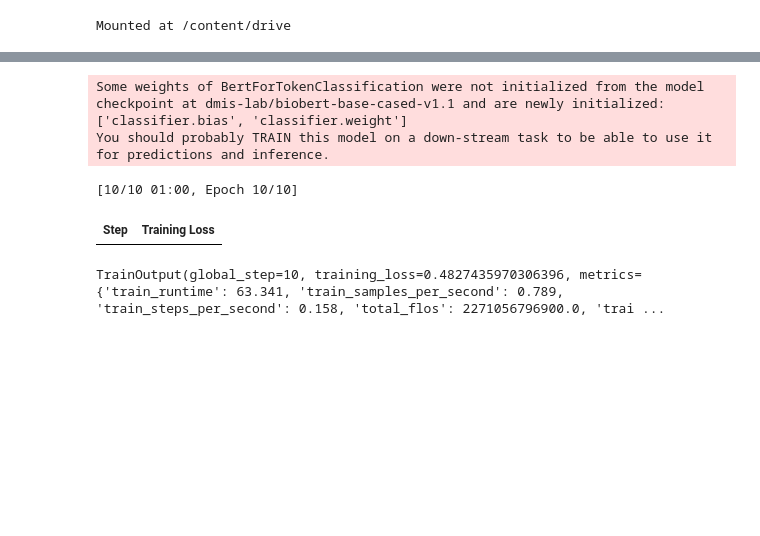
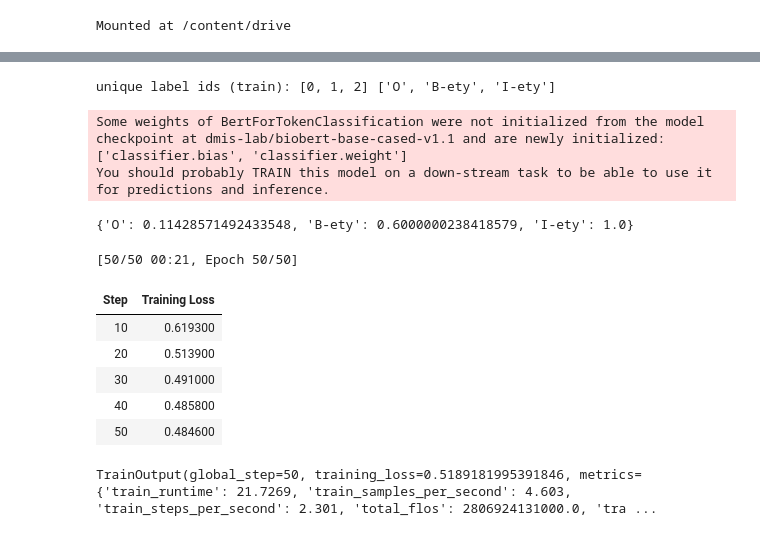
Before and after one commit to Chenxinnnn/small_data_NER, a Jupyter notebook: biobert_baseline.ipynb, the cells around one changed output, grey strips where cells are left out. Cells and saved outputs as stored; diff of their text form; code cells hidden in the pictures; blank space fills up the shorter version.

```diff
--- a/biobert_baseline.ipynb
+++ b/biobert_baseline.ipynb
@@ -35,7 +35,7 @@ from seqeval.metrics import classification_report, f1_score
 
 # ---- paths ----
 BASE = Path("/content/drive/MyDrive/small_data_NER_project")
-DATA_DIR = BASE/"conll/fewshot_k5_seed42"   # <-- change to fewshot_k1_seed42 / k10 / k20 if needed
+DATA_DIR = BASE/"conll/fewshot_k10_seed42_mention"   # <-- change to fewshot_k1_seed42 / k10 / k20 if needed
 OUT_DIR  = BASE/"results"/"biobert_k5_full"
 
 # ---- read CoNLL ----
@@ -119,6 +133,31 @@ Asking to truncate to max_length but no maximum length is provided and the model
+# %%
+import numpy as np
+
+def unique_effective_ids(tokenized_split):
+    ids = []
+    for ex in tokenized_split["labels"]:
+        ids.extend([i for i in ex if i!=-100])
+    return sorted(set(ids))
+
+uids_train = unique_effective_ids(tokenized["train"])
+print("unique label ids (train):", uids_train, [id2label[i] for i in uids_train])
+# %% [output]
+unique label ids (train): [0, 1, 2] ['O', 'B-ety', 'I-ety']
 # %%
 # ---- model ----
 model = AutoModelForTokenClassification.from_pretrained(MODEL_NAME, num_labels=num_labels, id2label=id2label, label2id=label2id)
+
+# ---- put a lower weight on "O" tags ----
+from collections import Counter
+import torch, numpy as np
+
+cnt = Counter(l for ex in train for l in ex["ner_tags"])
+weights = np.array([cnt.get(l,1) for l in all_labels], dtype=float)
+weights = 1.0 / weights
+weights /= weights.max()
+weights[label2id['O']] *= 0.8
+class_weights = torch.tensor(weights, dtype=torch.float)
+print({l: float(class_weights[label2id[l]]) for l in all_labels})
 
 # ---- metrics ----
 def compute_metrics(eval_pred):
@@ -138,6 +177,7 @@ def compute_metrics(eval_pred):
 # %% [output]
 Some weights of BertForTokenClassification were not initialized from the model checkpoint at dmis-lab/biobert-base-cased-v1.1 and are newly initialized: ['classifier.bias', 'classifier.weight']
 You should probably TRAIN this model on a down-stream task to be able to use it for predictions and inference.
+{'O': 0.11428571492433548, 'B-ety': 0.6000000238418579, 'I-ety': 1.0}
 # %%
 # ---- training args ----
 from transformers import TrainingArguments
@@ -162,19 +202,52 @@ args = TrainingArguments(
 collator = DataCollatorForTokenClassification(tokenizer)
+# %%
+# WeightedTrainer
+from transformers import Trainer
+import torch.nn as nn
+
+class WeightedTrainer(Trainer):
+    def __init__(self, *args, class_weights=None, **kwargs):
+        # 不做 processing_class/tokenizer 的自动处理，避免冲突
+        super().__init__(*args, **kwargs)
+        self.class_weights = class_weights  # 先保存在 CPU，compute_loss 时再搬设备
+
+    # 兼容新版本会传入的额外参数
+    def compute_loss(self, model, inputs, return_outputs=False, **kwargs):
+        labels = inputs.pop("labels")
+        outputs = model(**inputs)
+        logits = outputs.logits  # [B, T, C]
+
+        # 每步把权重搬到 logits 所在设备，避免 CPU/CUDA 冲突
+        w = self.class_weights.to(logits.device)
+        loss_fct = nn.CrossEntropyLoss(
+            weight=self.class_weights.to(logits.device),
+            ignore_index=-100,
+            label_smoothing=0.1  # 🟢 加上这行
+        )
+
+        loss = loss_fct(logits.view(-1, logits.size(-1)), labels.view(-1))
+
+        return (loss, outputs) if return_outputs else loss
 # %%
 import os
 os.environ["WANDB_MODE"] = "disabled"
-trainer = Trainer(
+trainer = WeightedTrainer(
     model=model,
     args=args,
     train_dataset=tokenized["train"],
     eval_dataset=tokenized["validation"],
-    tokenizer=tokenizer,
+    tokenizer=tokenizer,          # 保留 tokenizer；FutureWarning 无碍
     data_collator=collator,
     compute_metrics=compute_metrics,
+    class_weights=class_weights,  # 这里不需要 .to(model.device)
 )
-
 trainer.train()
 # %% [output]
-[10/10 01:00, Epoch 10/10]
+[50/50 00:21, Epoch 50/50]
 | Step | Training Loss |
+| 10 | 0.619300 |
+| 20 | 0.513900 |
+| 30 | 0.491000 |
+| 40 | 0.485800 |
+| 50 | 0.484600 |
-TrainOutput(global_step=10, training_loss=0.4827435970306396, metrics={'train_runtime': 63.341, 'train_samples_per_second': 0.789, 'train_steps_per_second': 0.158, 'total_flos': 2271056796900.0, 'trai ...
+TrainOutput(global_step=50, training_loss=0.5189181995391846, metrics={'train_runtime': 21.7269, 'train_samples_per_second': 4.603, 'train_steps_per_second': 2.301, 'total_flos': 2806924131000.0, 'tra ...
```
Also changed, not shown: parts of 9 cells of this notebook.
